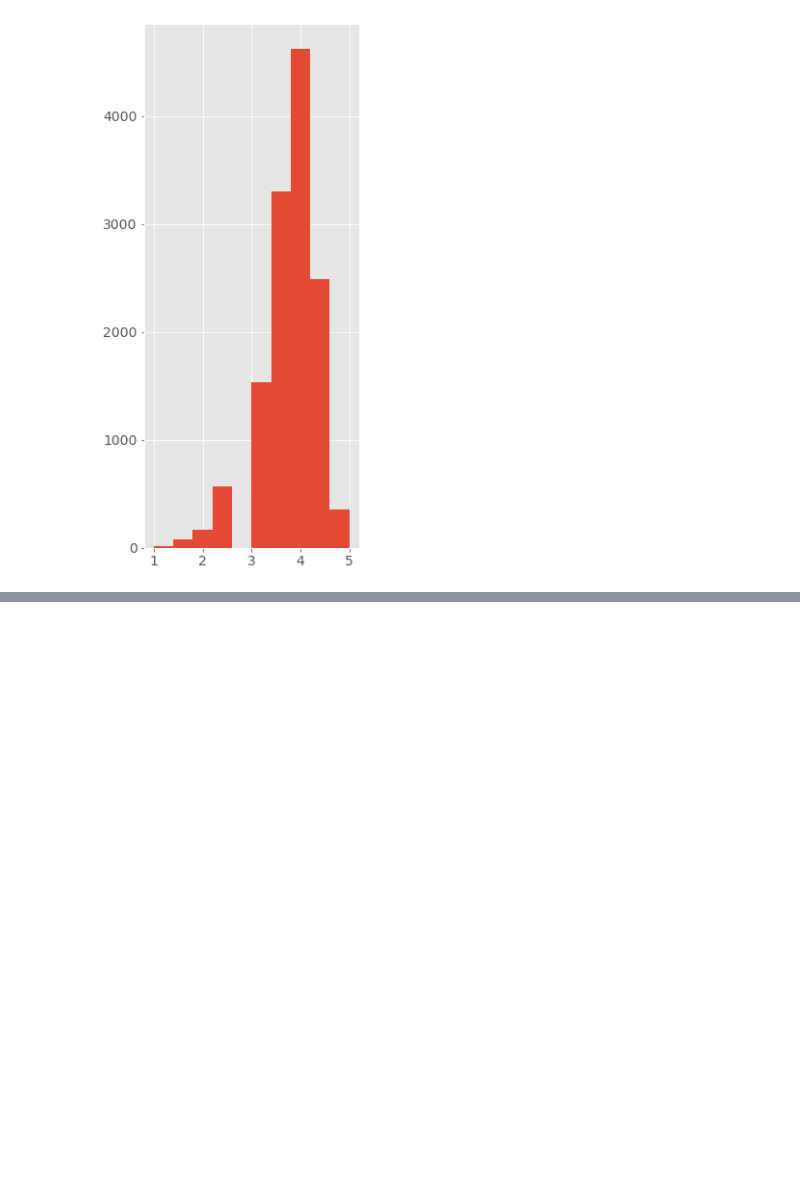
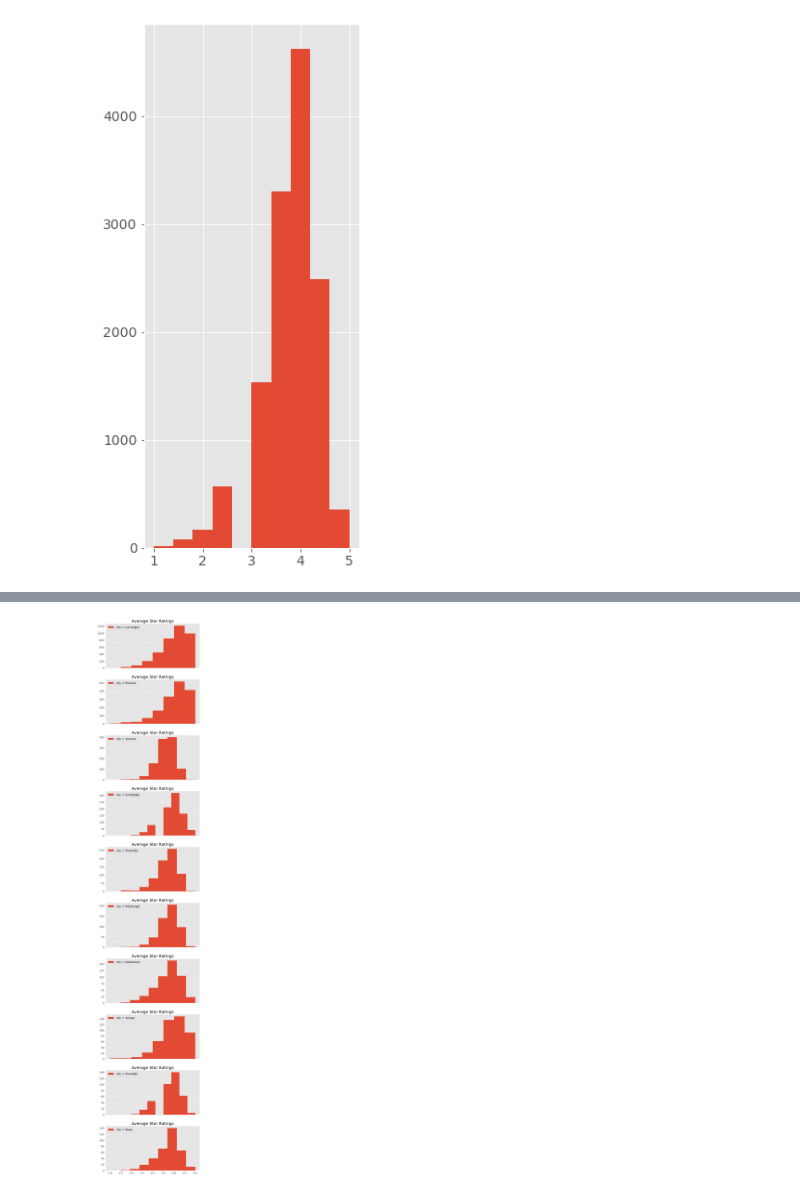
Before and after one commit to Laura-Kimble/Yelp-Reviews, a Jupyter notebook: notebooks/business_eda.ipynb, the cells around one changed output, grey strips where cells are left out. Drawn from its saved outputs; the diff is of its cells as text; code cells hidden in the pictures; blank space fills up the shorter version.

```diff
--- a/notebooks/business_eda.ipynb
+++ b/notebooks/business_eda.ipynb
@@ -127,0 +191,4 @@ businesses_df.plot_hist('stars')
+# %%
+businesses_df.plot_stars_hist('city')
+# %% [output]
+[figure, added]
```
Also changed, not shown: parts of 14 cells of this notebook, 5 other files.
